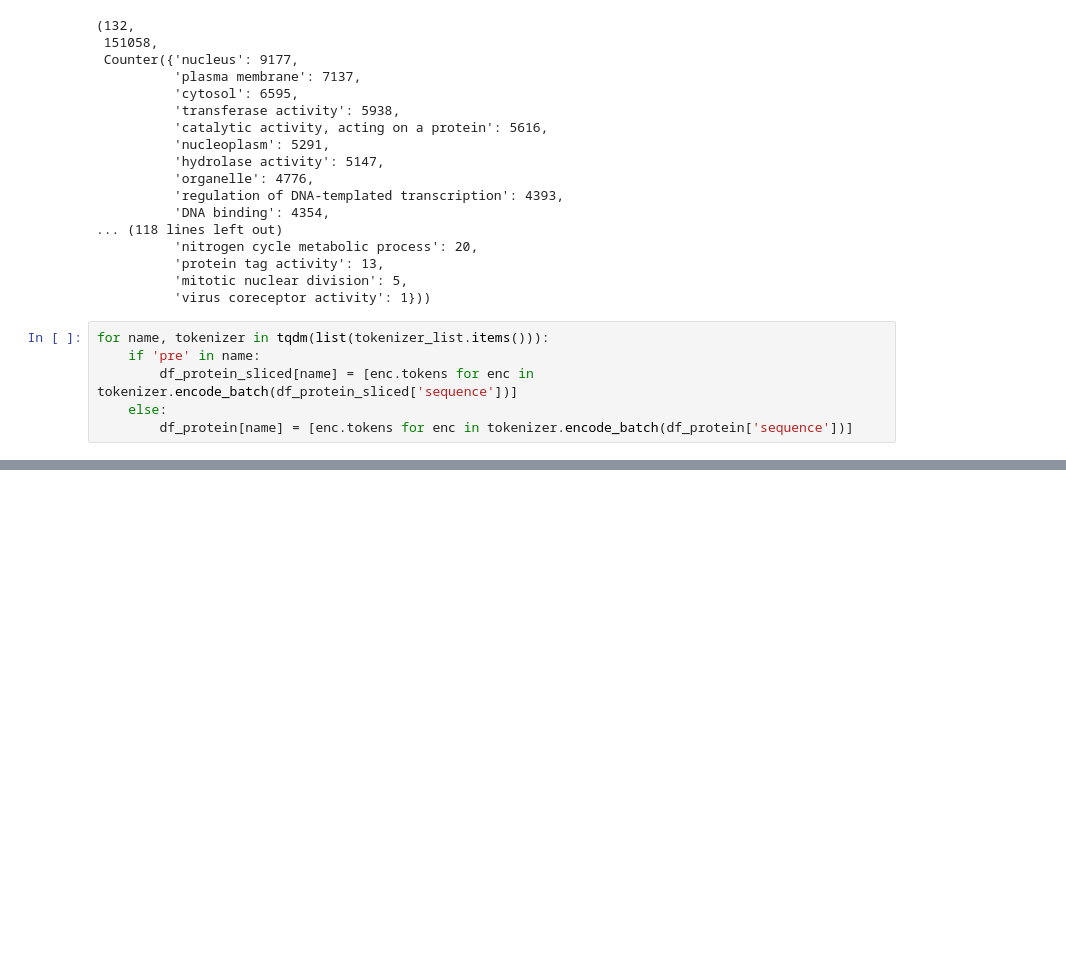
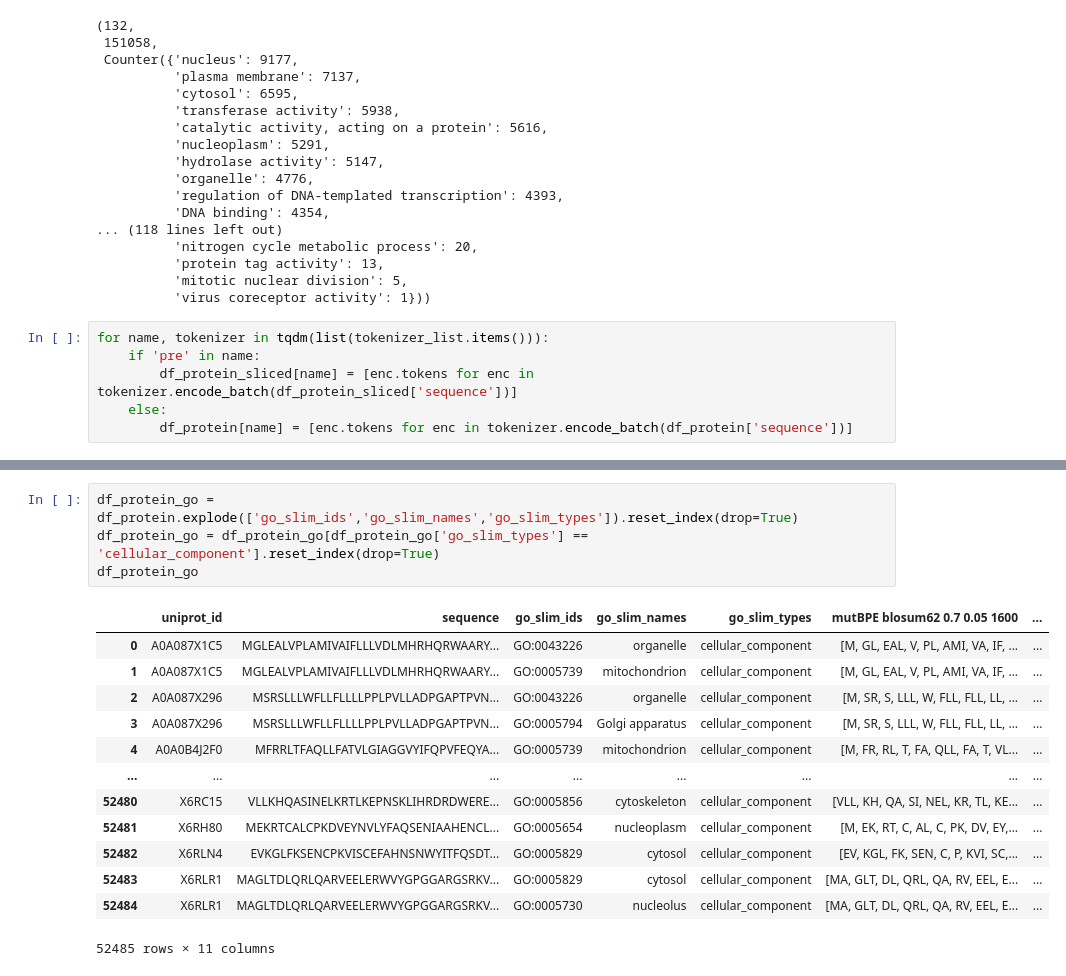
Before and after one commit to boun-tabi-lifelu/evolutionary-subword-tokenization, a Jupyter notebook: Prog/go_slim_analysis.ipynb, the cells around one changed output, grey strips where cells are left out. Cells and saved outputs as stored; diff of their text form; blank space fills up the shorter version.

```diff
--- a/Prog/go_slim_analysis.ipynb
+++ b/Prog/go_slim_analysis.ipynb
@@ -341 +332,19 @@ df_protein
 43525 rows × 11 columns
+# %%
+df_protein_go = df_protein.explode(['go_slim_ids','go_slim_names','go_slim_types']).reset_index(drop=True)
+df_protein_go = df_protein_go[df_protein_go['go_slim_types'] == 'cellular_component'].reset_index(drop=True)
+df_protein_go
+# %% [output]
+|  | uniprot_id | sequence | go_slim_ids | go_slim_names | go_slim_types | mutBPE blosum62 0.7 0.05 1600 | ... |
+| 0 | A0A087X1C5 | MGLEALVPLAMIVAIFLLLVDLMHRHQRWAARY... | GO:0043226 | organelle | cellular_component | [M, GL, EAL, V, PL, AMI, VA, IF, ... | ... |
+| 1 | A0A087X1C5 | MGLEALVPLAMIVAIFLLLVDLMHRHQRWAARY... | GO:0005739 | mitochondrion | cellular_component | [M, GL, EAL, V, PL, AMI, VA, IF, ... | ... |
+| 2 | A0A087X296 | MSRSLLLWFLLFLLLLPPLPVLLADPGAPTPVN... | GO:0043226 | organelle | cellular_component | [M, SR, S, LLL, W, FLL, FLL, LL, ... | ... |
+| 3 | A0A087X296 | MSRSLLLWFLLFLLLLPPLPVLLADPGAPTPVN... | GO:0005794 | Golgi apparatus | cellular_component | [M, SR, S, LLL, W, FLL, FLL, LL, ... | ... |
+| 4 | A0A0B4J2F0 | MFRRLTFAQLLFATVLGIAGGVYIFQPVFEQYA... | GO:0005739 | mitochondrion | cellular_component | [M, FR, RL, T, FA, QLL, FA, T, VL... | ... |
+| ... | ... | ... | ... | ... | ... | ... | ... |
+| 52480 | X6RC15 | VLLKHQASINELKRTLKEPNSKLIHRDRDWERE... | GO:0005856 | cytoskeleton | cellular_component | [VLL, KH, QA, SI, NEL, KR, TL, KE... | ... |
+| 52481 | X6RH80 | MEKRTCALCPKDVEYNVLYFAQSENIAAHENCL... | GO:0005654 | nucleoplasm | cellular_component | [M, EK, RT, C, AL, C, PK, DV, EY,... | ... |
+| 52482 | X6RLN4 | EVKGLFKSENCPKVISCEFAHNSNWYITFQSDT... | GO:0005829 | cytosol | cellular_component | [EV, KGL, FK, SEN, C, P, KVI, SC,... | ... |
+| 52483 | X6RLR1 | MAGLTDLQRLQARVEELERWVYGPGGARGSRKV... | GO:0005829 | cytosol | cellular_component | [MA, GLT, DL, QRL, QA, RV, EEL, E... | ... |
+| 52484 | X6RLR1 | MAGLTDLQRLQARVEELERWVYGPGGARGSRKV... | GO:0005730 | nucleolus | cellular_component | [MA, GLT, DL, QRL, QA, RV, EEL, E... | ... |
+52485 rows × 11 columns
```
Also changed, not shown: parts of 20 cells of this notebook.
